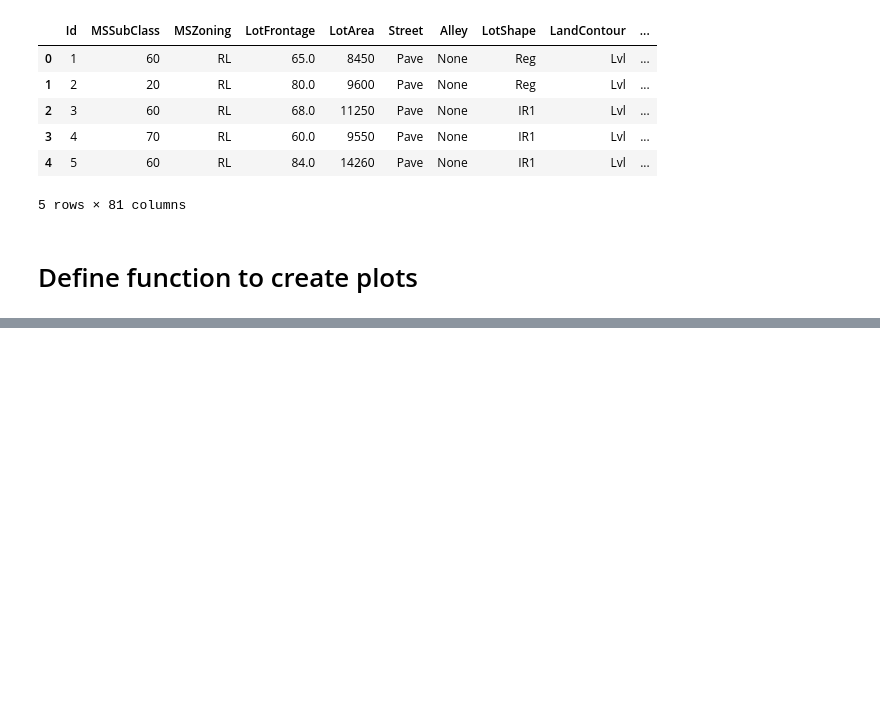
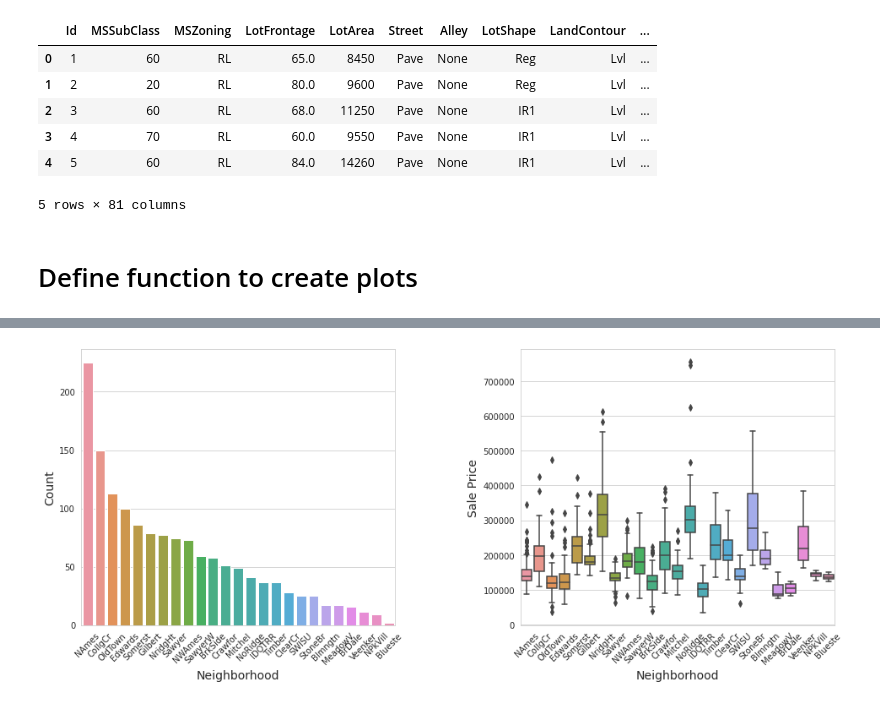
Before and after one commit to s-mushnoori/ames-housing, a Jupyter notebook: 01_EDA.ipynb, the cells around one changed output, grey strips where cells are left out. Saved outputs shown, nothing was run; the diff lists cells and outputs as text; code cells hidden in the pictures; blank space fills up the shorter version.

```diff
--- a/01_EDA.ipynb
+++ b/01_EDA.ipynb
@@ -78,0 +87,4 @@ plot_feature(df_train, 'MSZoning')
+# %%
+plot_feature(df_train, 'Neighborhood')
+# %% [output]
+[figure, added]
```
Also changed, not shown: parts of 30 cells of this notebook.
